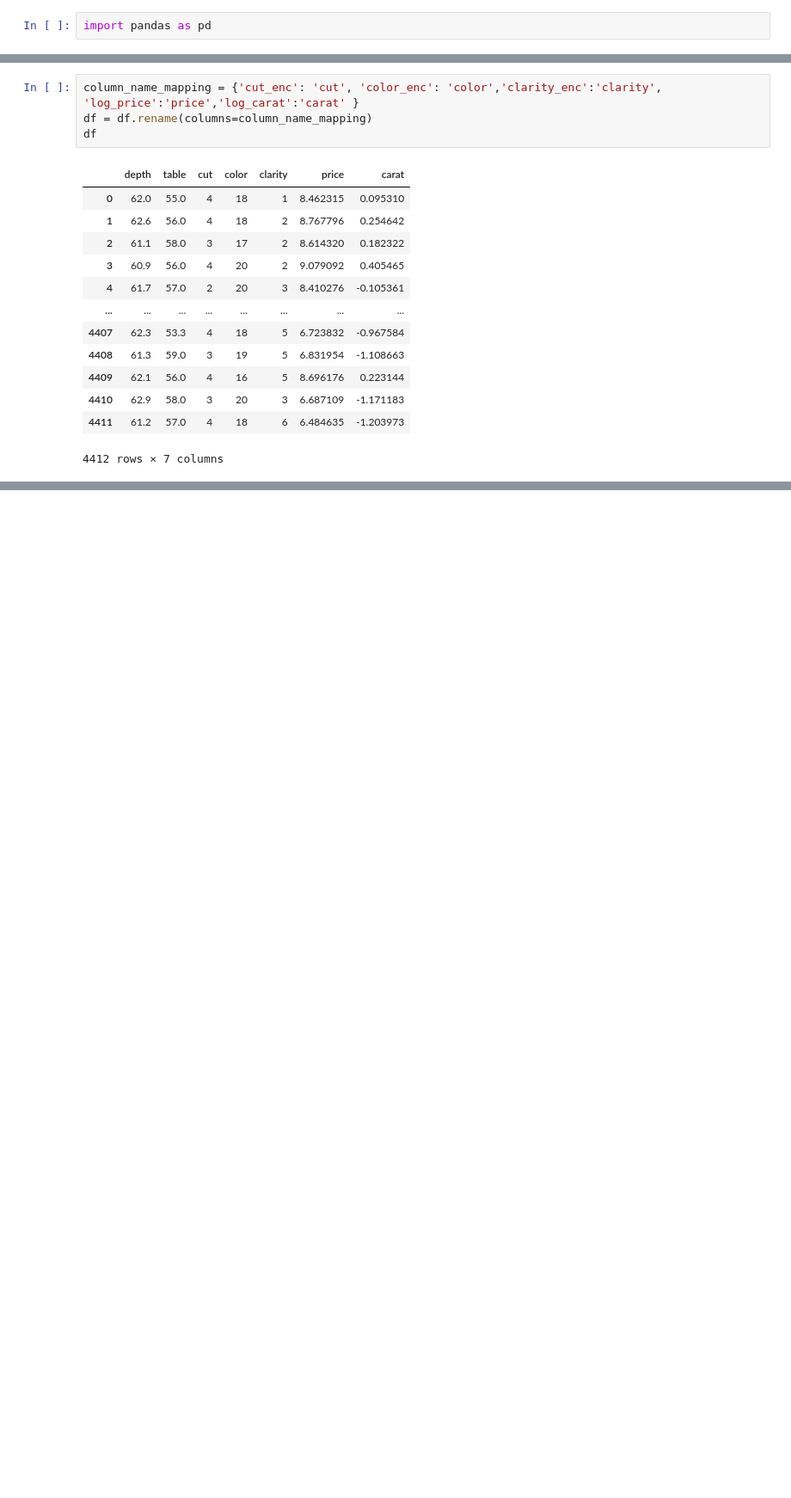
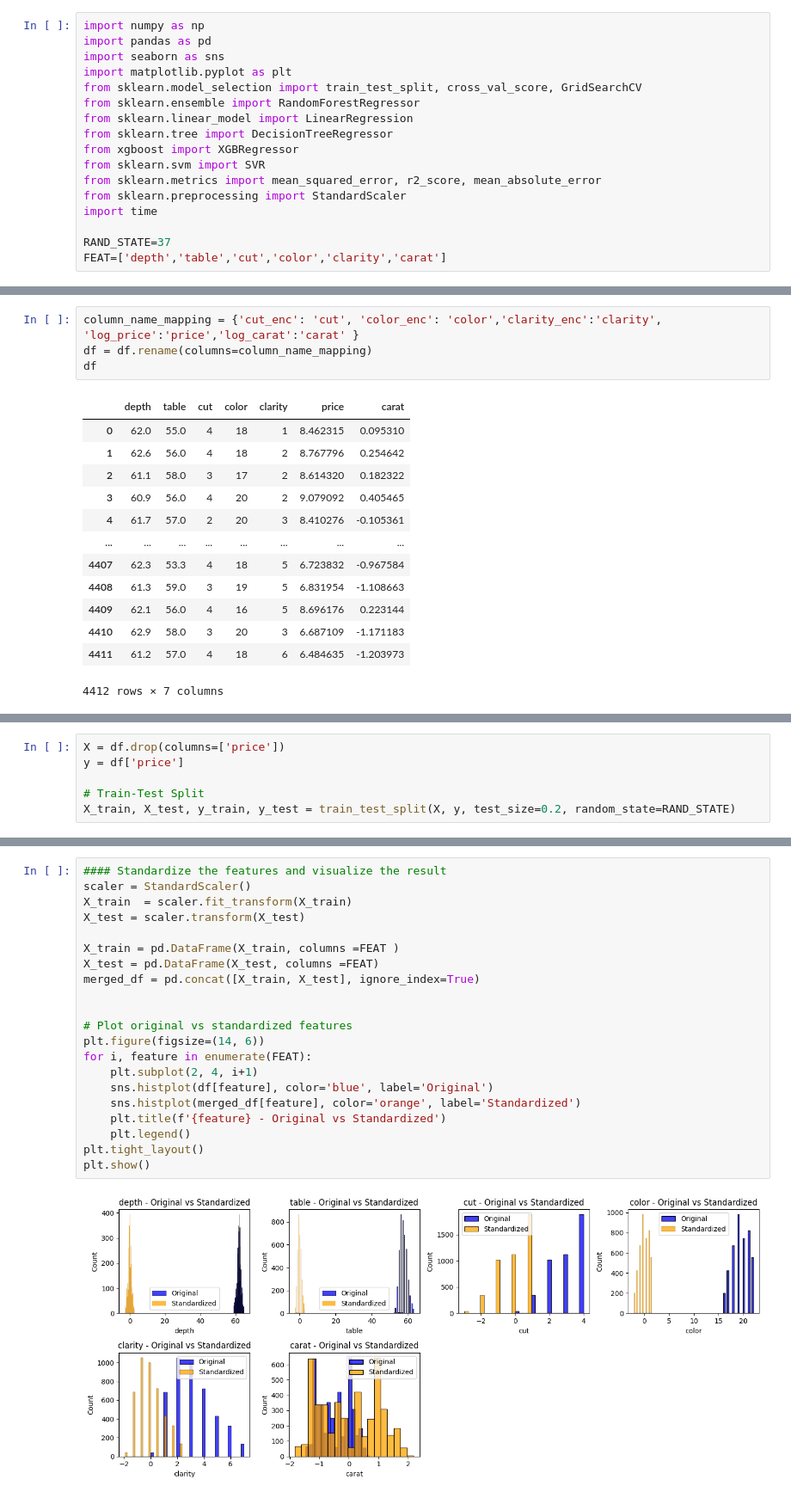
Before and after one commit to matildao-pane/xtream-ai-assignment-engineer, a Jupyter notebook: challenge_1/Training.ipynb, the cells around one changed output, grey strips where cells are left out. Shown: that part at 86% size. Drawn from its saved outputs; the diff is of its cells as text; blank space fills up the shorter version.

Commit message:
feat(training): plot significant features, add svr

```diff
--- a/challenge_1/Training.ipynb
+++ b/challenge_1/Training.ipynb
@@ -16,7 +32,22 @@ Notable TODOs:
 # %% [markdown]
 ## Library import
 # %%
+import numpy as np
 import pandas as pd
+import seaborn as sns
+import matplotlib.pyplot as plt
+from sklearn.model_selection import train_test_split, cross_val_score, GridSearchCV
+from sklearn.ensemble import RandomForestRegressor
+from sklearn.linear_model import LinearRegression
+from sklearn.tree import DecisionTreeRegressor
+from xgboost import XGBRegressor
+from sklearn.svm import SVR
+from sklearn.metrics import mean_squared_error, r2_score, mean_absolute_error
+from sklearn.preprocessing import StandardScaler
+import time
+
+RAND_STATE=37
+FEAT=['depth','table','cut','color','clarity','carat']
 # %% [markdown]
 ## Import data
 # %%
@@ -74,0 +97,6 @@ for each model you choose to use, correlate the choice based on the data you saw
+# %%
+X = df.drop(columns=['price'])
+y = df['price']
+
+# Train-Test Split
+X_train, X_test, y_train, y_test = train_test_split(X, y, test_size=0.2, random_state=RAND_STATE)
@@ -74,0 +108,23 @@ for each model you choose to use, correlate the choice based on the data you saw
+# %%
+#### Standardize the features and visualize the result
+scaler = StandardScaler()
+X_train  = scaler.fit_transform(X_train)
+X_test = scaler.transform(X_test)
+
+X_train = pd.DataFrame(X_train, columns =FEAT )
+X_test = pd.DataFrame(X_test, columns =FEAT)
+merged_df = pd.concat([X_train, X_test], ignore_index=True)
+
+
+# Plot original vs standardized features
+plt.figure(figsize=(14, 6))
+for i, feature in enumerate(FEAT):
+    plt.subplot(2, 4, i+1)
+    sns.histplot(df[feature], color='blue', label='Original')
+    sns.histplot(merged_df[feature], color='orange', label='Standardized')
+    plt.title(f'{feature} - Original vs Standardized')
+    plt.legend()
+plt.tight_layout()
+plt.show()
+# %% [output]
+[figure, added]
```
Also changed, not shown: parts of 19 cells of this notebook.
